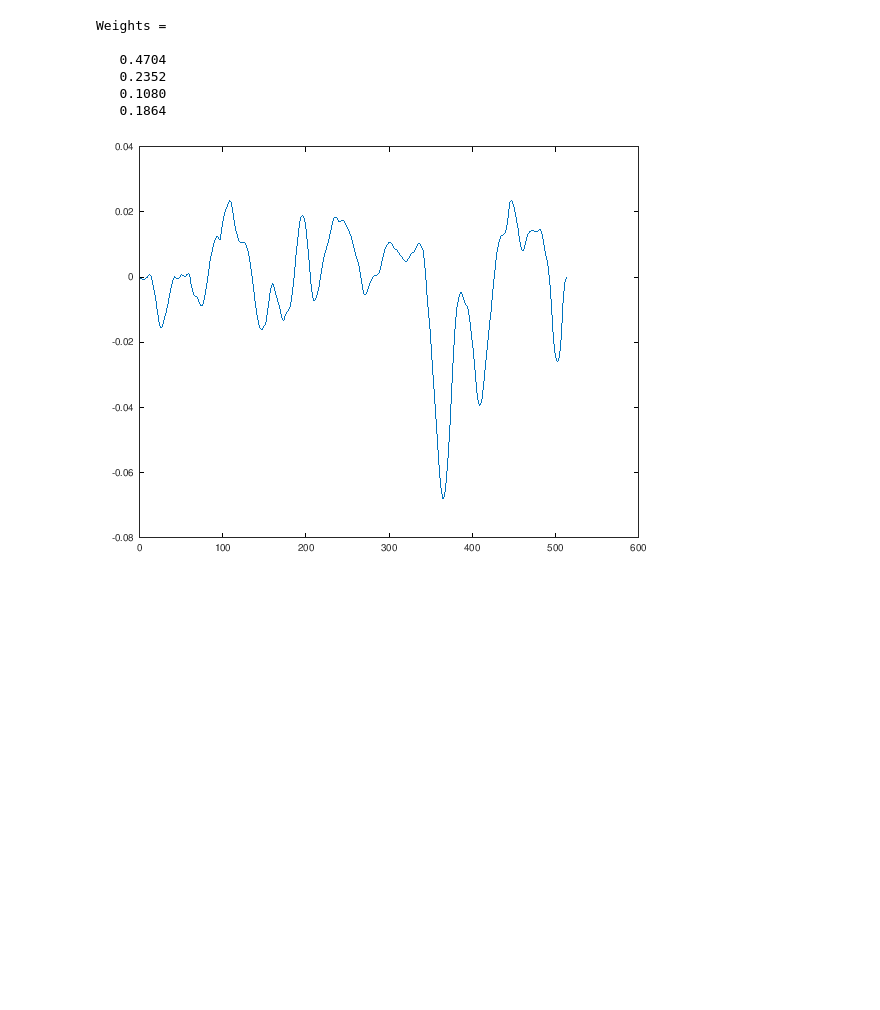
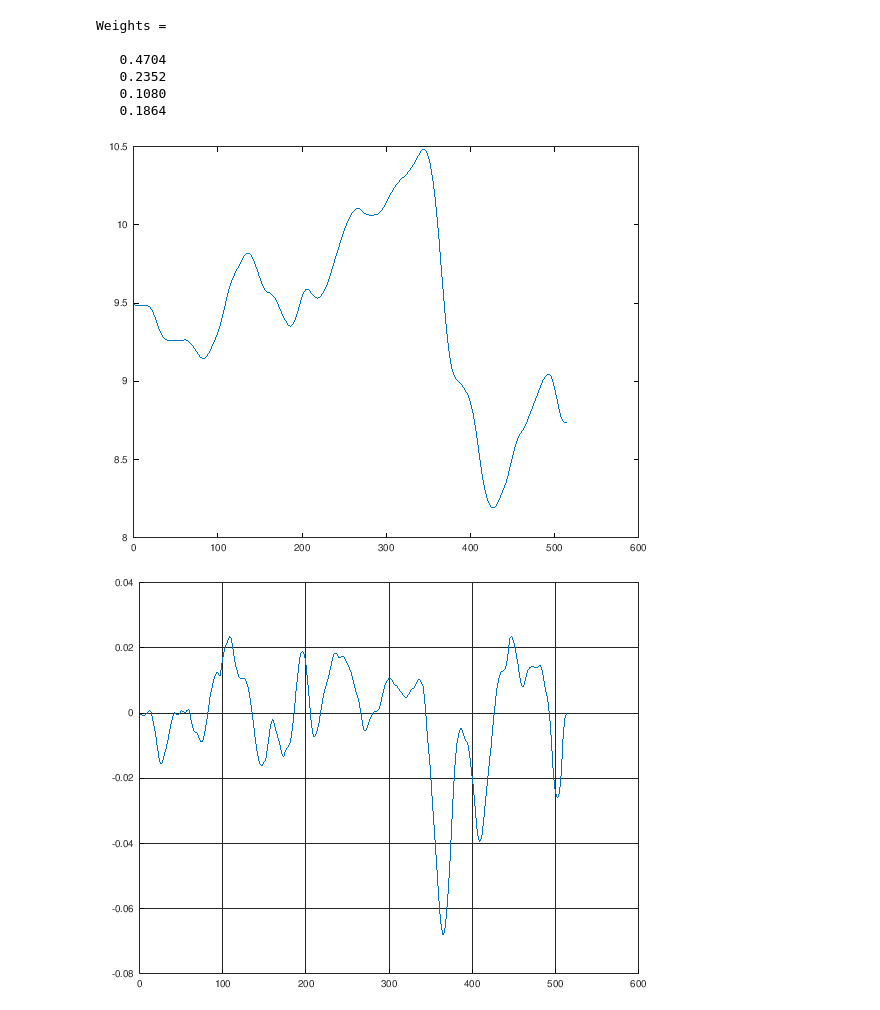
Before and after one commit to mbujosab/PracticasLDHR, a Jupyter notebook: LDHRindicadoresCompuestos.ipynb, the cells around one changed output. Drawn from its saved outputs; the diff is of its cells as text; code cells hidden in the pictures; blank space fills up the shorter version.

```diff
--- a/LDHRindicadoresCompuestos.ipynb
+++ b/LDHRindicadoresCompuestos.ipynb
@@ -307,6 +311,11 @@ Weights =
 # %%
 CI=b'*Weights;
 plot(CI)
-plot(diff(CI))
 # %% [output]
-[figure, old version]
+[figure, new version]
+# %%
+grid on
+hold on
+plot(diff(CI))
+# %% [output]
+[figure, added]
```
Also changed, not shown: parts of 7 cells of this notebook.
